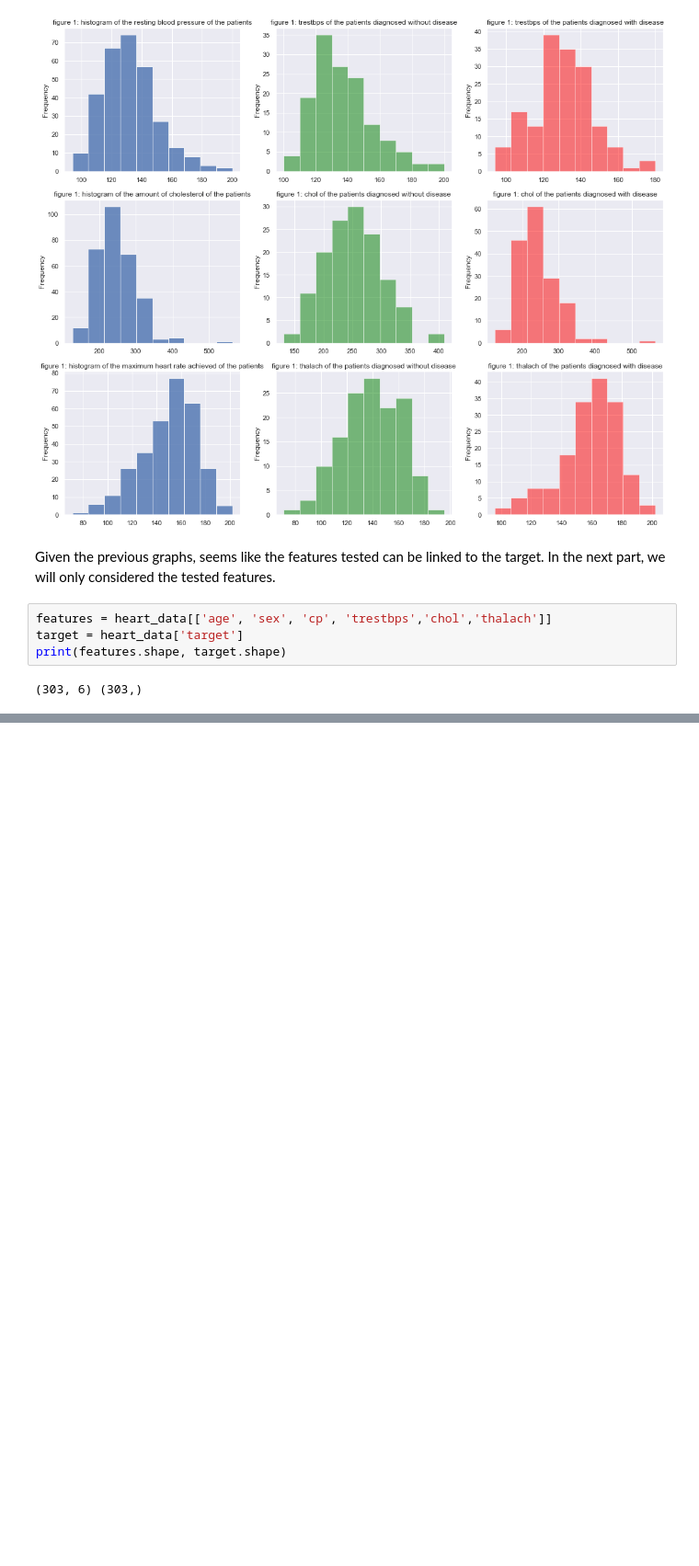
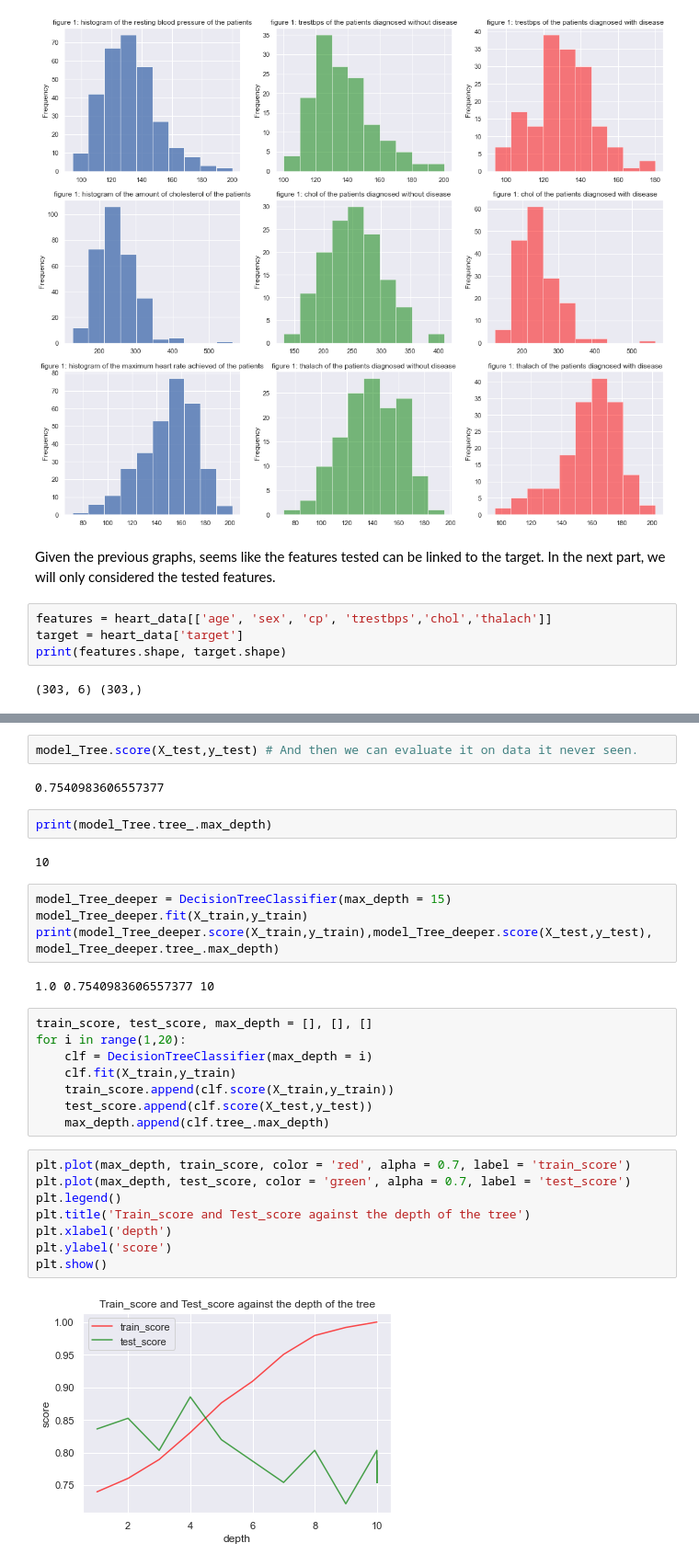
Before and after one commit to TrefleEncornet2/PortFolio, a Jupyter notebook: COVID.ipynb, the cells around one changed output, grey strips where cells are left out. Shown at 92% size. Cells and saved outputs as stored; diff of their text form; blank space fills up the shorter version.

Commit message:
Poursuite de l'arbrede decision.

```diff
--- a/COVID.ipynb
+++ b/COVID.ipynb
@@ -441,0 +446,32 @@ model_Tree.score(X_test,y_test) # And then we can evaluate it on data it never s
+# %%
+model_Tree.score(X_test,y_test) # And then we can evaluate it on data it never seen.
+# %% [output]
+0.7540983606557377
+# %%
+print(model_Tree.tree_.max_depth)
+# %% [output]
+10
+# %%
+model_Tree_deeper = DecisionTreeClassifier(max_depth = 15)
+model_Tree_deeper.fit(X_train,y_train)
+print(model_Tree_deeper.score(X_train,y_train),model_Tree_deeper.score(X_test,y_test), model_Tree_deeper.tree_.max_depth)
+# %% [output]
+1.0 0.7540983606557377 10
+# %%
+train_score, test_score, max_depth = [], [], []
+for i in range(1,20):
+    clf = DecisionTreeClassifier(max_depth = i)
+    clf.fit(X_train,y_train)
+    train_score.append(clf.score(X_train,y_train))
+    test_score.append(clf.score(X_test,y_test))
+    max_depth.append(clf.tree_.max_depth)
+# %%
+plt.plot(max_depth, train_score, color = 'red', alpha = 0.7, label = 'train_score')
+plt.plot(max_depth, test_score, color = 'green', alpha = 0.7, label = 'test_score')
+plt.legend()
+plt.title('Train_score and Test_score against the depth of the tree')
+plt.xlabel('depth')
+plt.ylabel('score')
+plt.show()
+# %% [output]
+[figure, added]
```
Also changed, not shown: parts of 10 cells of this notebook.
